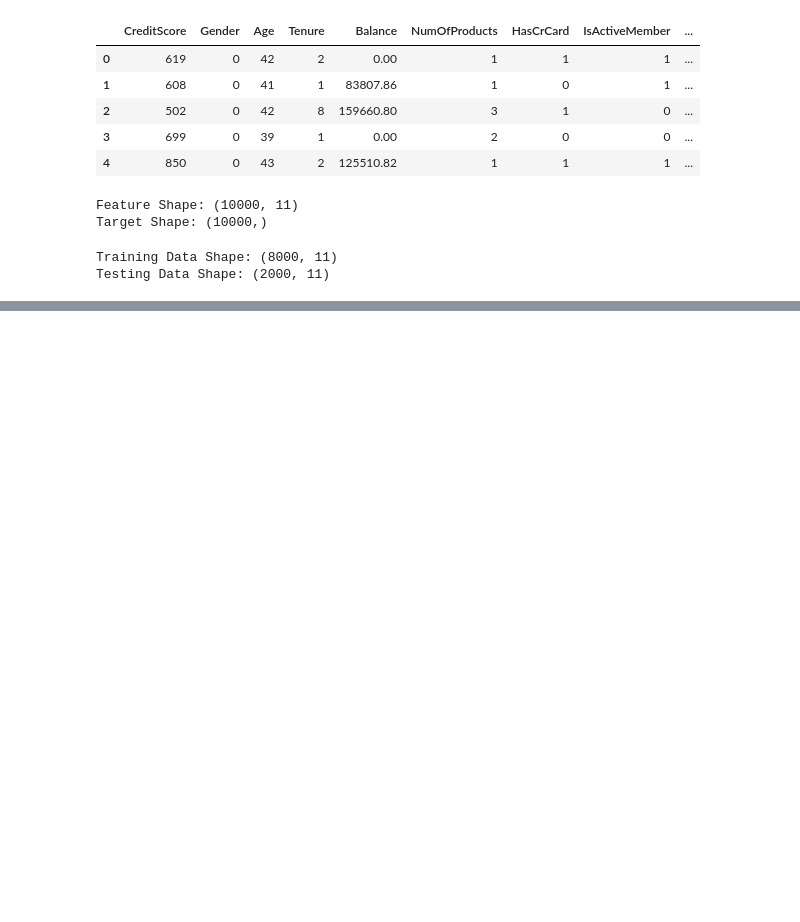
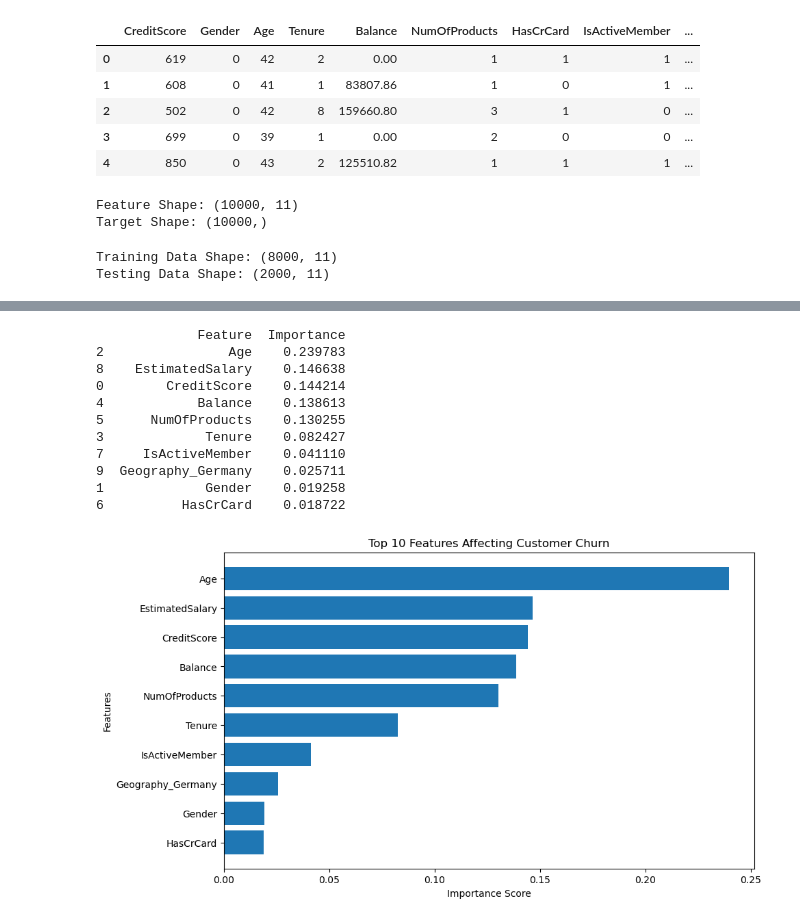
Before and after one commit to suranjanamajumdar05-glitch/Bank-Customer-Churn-Prediction, a Jupyter notebook: Bank Customer Churn Prediction Code.ipynb, the cells around one changed output, grey strips where cells are left out. Cells and saved outputs as stored; diff of their text form; code cells hidden in the pictures; blank space fills up the shorter version.

```diff
--- a/Bank Customer Churn Prediction Code.ipynb
+++ b/Bank Customer Churn Prediction Code.ipynb
@@ -112,3 +112,13 @@ print("Testing Data Shape:", X_test.shape)
 # %% [output]
 Training Data Shape: (8000, 11)
 Testing Data Shape: (2000, 11)
+# %%
+#Cell 9 : Feature Scaling
+scaler = StandardScaler()
+X_train = scaler.fit_transform(X_train)
+X_test = scaler.transform(X_test)
+# %%
+#Cell 10 : Train Logistic Regression Model
+lr_model = LogisticRegression()
+lr_model.fit(X_train, y_train)
+lr_predictions = lr_model.predict(X_test)
@@ -114,0 +151,8 @@ Testing Data Shape: (2000, 11)
+# %%
+#Cell 12 : Train Random Forest Model
+rf_model = RandomForestClassifier(
+    n_estimators=100,
+    random_state=42
+)
+rf_model.fit(X_train, y_train)
+rf_predictions = rf_model.predict(X_test)
@@ -114,0 +185,34 @@ Testing Data Shape: (2000, 11)
+# %%
+#Cell 14 : Feature Importance Visualization
+feature_importance = pd.DataFrame({
+    'Feature': X.columns,
+    'Importance': rf_model.feature_importances_
+})
+feature_importance = feature_importance.sort_values(
+    by='Importance',
+    ascending=False
+)
+print(feature_importance.head(10))
+plt.figure(figsize=(10,6))
+plt.barh(
+    feature_importance['Feature'][:10],
+    feature_importance['Importance'][:10]
+)
+plt.xlabel("Importance Score")
+plt.ylabel("Features")
+plt.title("Top 10 Features Affecting Customer Churn")
+plt.gca().invert_yaxis()   #
+plt.show()
+# %% [output]
+             Feature  Importance
+2                Age    0.239783
+8    EstimatedSalary    0.146638
+0        CreditScore    0.144214
+4            Balance    0.138613
+5      NumOfProducts    0.130255
+3             Tenure    0.082427
+7     IsActiveMember    0.041110
+9  Geography_Germany    0.025711
+1             Gender    0.019258
+6          HasCrCard    0.018722
+[figure, added]
```
Also changed, not shown: parts of 5 cells of this notebook.
